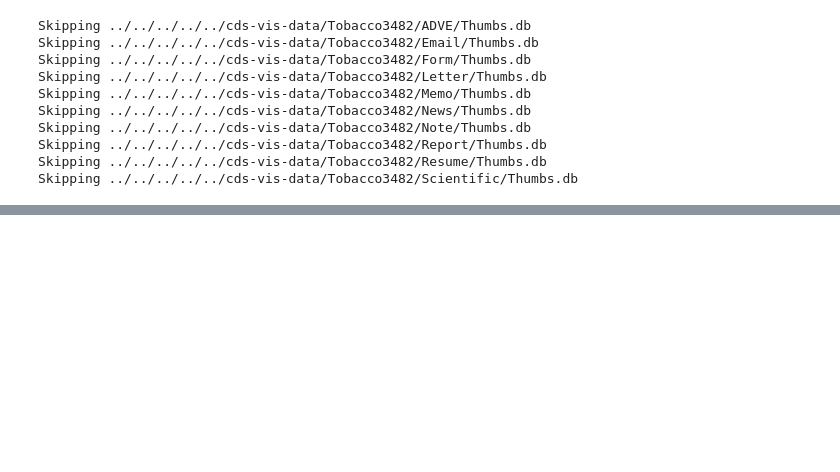
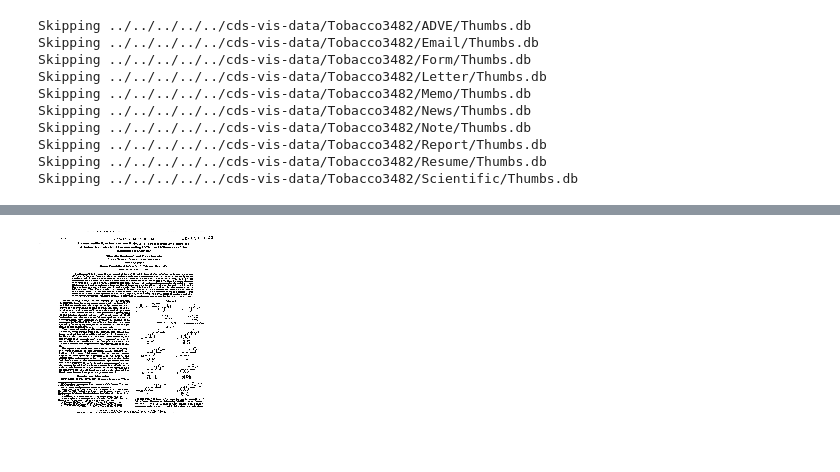
Before and after one commit to SMosegaard/cds-vis, a Jupyter notebook: assignments/assignment-3/src/combine.ipynb, the cells around one changed output, grey strips where cells are left out. Cells and saved outputs as stored; diff of their text form; code cells hidden in the pictures; blank space fills up the shorter version.

```diff
--- a/assignments/assignment-3/src/combine.ipynb
+++ b/assignments/assignment-3/src/combine.ipynb
@@ -408,0 +480,10 @@ class ModelConfig_default:
+# %%
+#filepath = os.path.join("../../../../../cds-vis-data/Tobacco3482/Email/527970475+-0476.jpg")
+#filepath = os.path.join("../../../../../cds-vis-data/Tobacco3482/News/0000644359.jpg")
+filepath = os.path.join("../../../../../cds-vis-data/Tobacco3482/Scientific/10064589_10064594.jpg")
+
+# load image using tf.keras
+img = image.load_img(filepath, target_size = (224, 224))
+img
+# %% [output]
+[figure, added]
```
Also changed, not shown: parts of 28 cells of this notebook, 5 other files.
